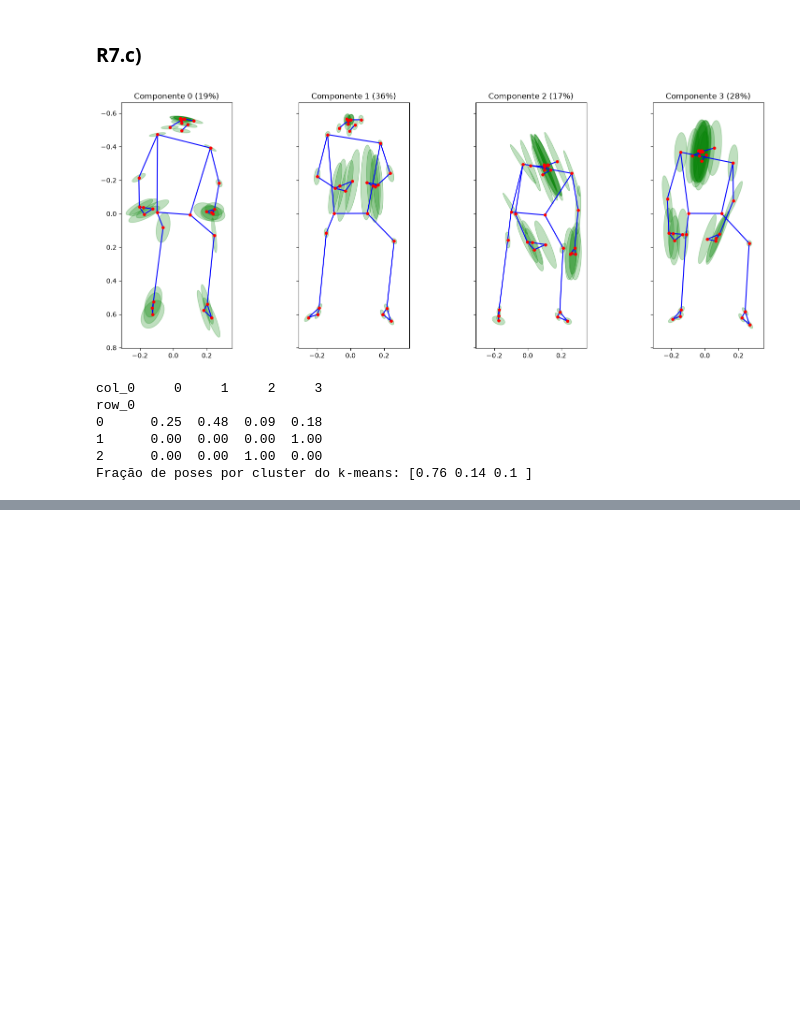
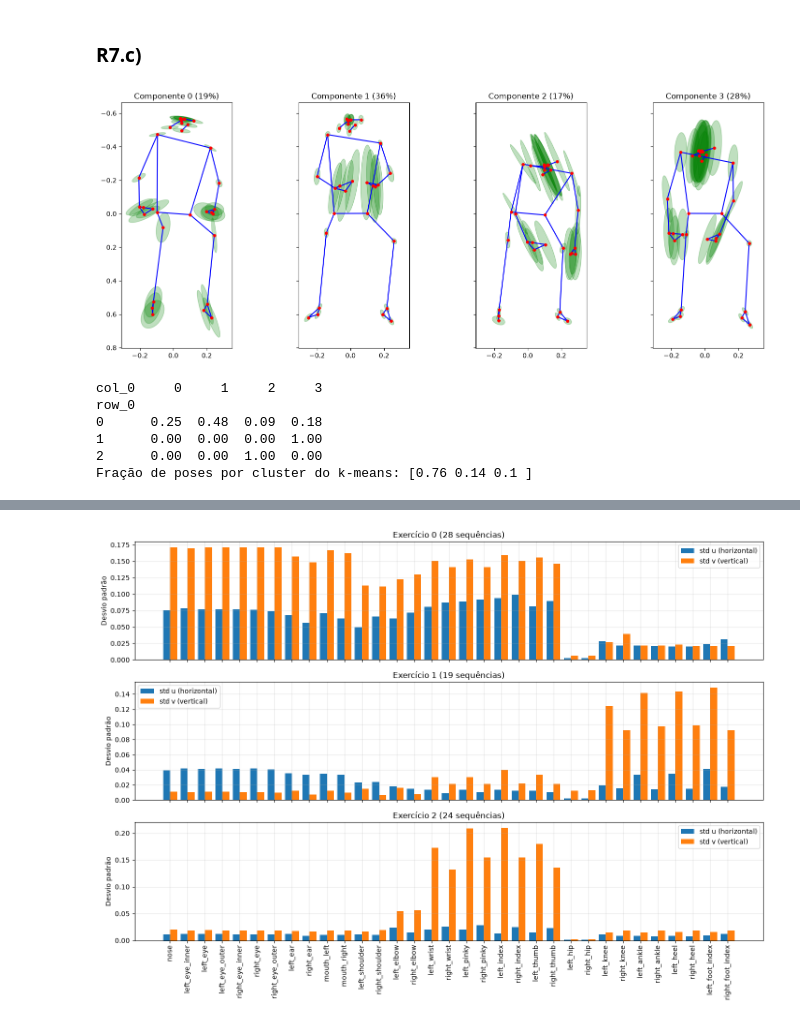
Before and after one commit to Ribz4306/LAB-IAAUT, a Jupyter notebook: lab1.ipynb, the cells around one changed output, grey strips where cells are left out. Cells and saved outputs as stored; diff of their text form; code cells hidden in the pictures; blank space fills up the shorter version.

```diff
--- a/lab1.ipynb
+++ b/lab1.ipynb
@@ -801,0 +804,3 @@ Fração de poses por cluster do k-means: [0.76 0.14 0.1 ]
+# %%
+# Guarda as etiquetas de exercício para cada K_poses
+resultados = {}
@@ -801,0 +876,9 @@ Fração de poses por cluster do k-means: [0.76 0.14 0.1 ]
+# %%
+for K2 in [3, 4, 5, 6]:
+    C2, ex = melhores[K2]
+    print(f"K2 = {K2}: tamanhos = {np.bincount(ex)}")
+    print(np.round(C2, 2))   # composição média de cada grupo em clusters de pose
+    print()
+
+# Vetor (71,) com o exercício de cada sequência para K2 = 3, guardado com a chave K_poses
+resultados[K_poses] = melhores[3][1].copy()      # melhores[3][1] é o vetor s: para cada uma das 71 sequências, o índice do exercício (0, 1 ou 2).
@@ -801,0 +903,17 @@ Fração de poses por cluster do k-means: [0.76 0.14 0.1 ]
+# %%
+seqs = df_train['Skeleton_Sequence'].to_list()
+ex = resultados[11]                     # exercício de cada sequência
+std_ex = {}
+
+for g in range(3):
+    stds = []                                   # um perfil de movimento por sequência
+    for i in range(len(seqs)):
+        if ex[i] == g:
+            stds.append(seqs[i].std(axis=0).reshape(33, 2))         # std ao longo do tempo, (33, 2)
+    std_ex[g] = np.mean(stds, axis=0)                # média sobre as sequências do exercício, (33, 2)
+    std_g = std_ex[g]
+    mov = std_g.mean(axis=1)            # movimento médio por marcador
+    top = np.argsort(mov)[::-1][:6]     # 6 marcadores que mais se mexem
+    print(f"Exercício {g} ({np.sum(ex == g)} sequências)")
+    for j in top:
+        print(f"  {j:2d} {NAME_MARKERS[j]:<18}: std u = {std_g[j,0]:.3f}, std v = {std_g[j,1]:.3f}")
@@ -801,0 +938,15 @@ Fração de poses por cluster do k-means: [0.76 0.14 0.1 ]
+# %%
+fig, axs = plt.subplots(3, 1, figsize=(14, 10), sharex=True)
+for g in range(3):
+    std_g = std_ex[g]
+    axs[g].bar(np.arange(33) - 0.2, std_g[:, 0], width=0.4, label='std u (horizontal)')
+    axs[g].bar(np.arange(33) + 0.2, std_g[:, 1], width=0.4, label='std v (vertical)')
+    axs[g].set(ylabel='Desvio padrão', title=f'Exercício {g} ({np.sum(ex == g)} sequências)')
+    axs[g].grid(alpha=0.3); axs[g].legend()
+axs[-1].set_xticks(np.arange(33))
+axs[-1].set_xticklabels(NAME_MARKERS, rotation=90)
+plt.tight_layout()
+plt.savefig('R9)_movimento.jpg', dpi=150, bbox_inches='tight')
+plt.show()
+# %% [output]
+[figure, added]
```
Also changed, not shown: parts of 6 cells of this notebook, 2 other files.
